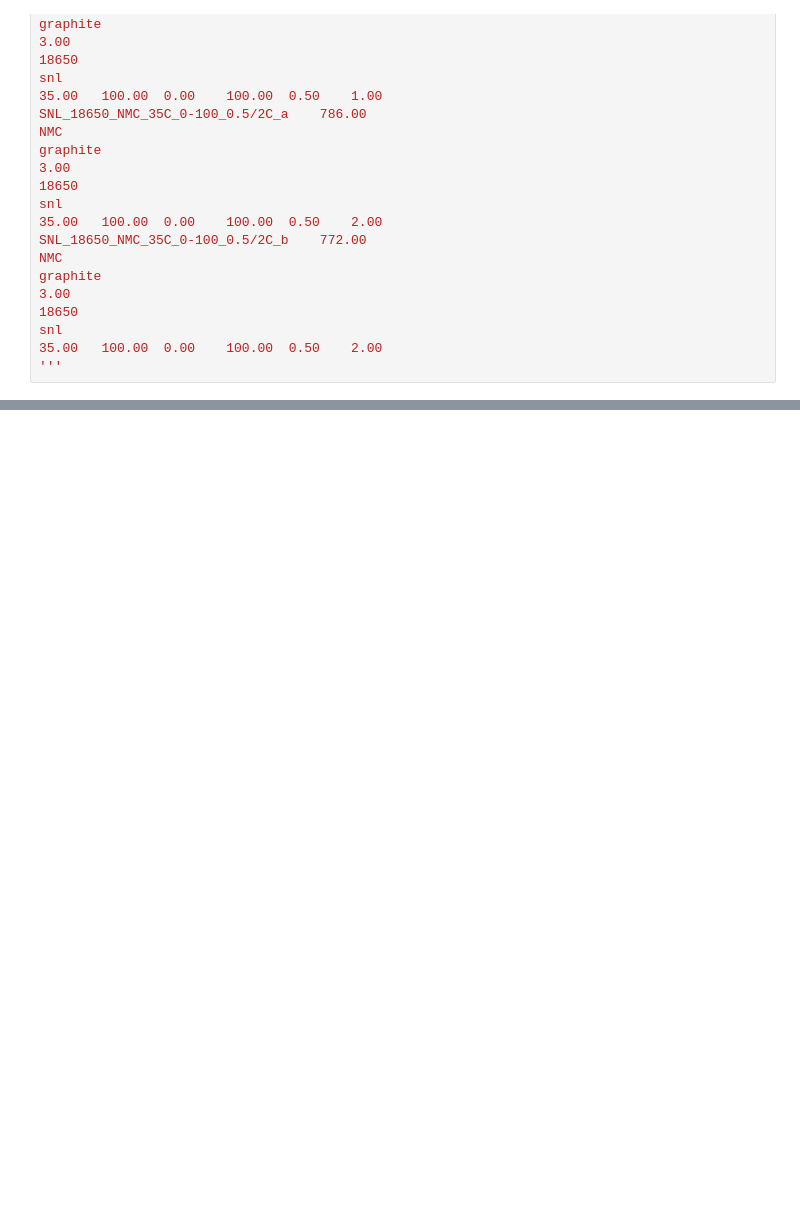
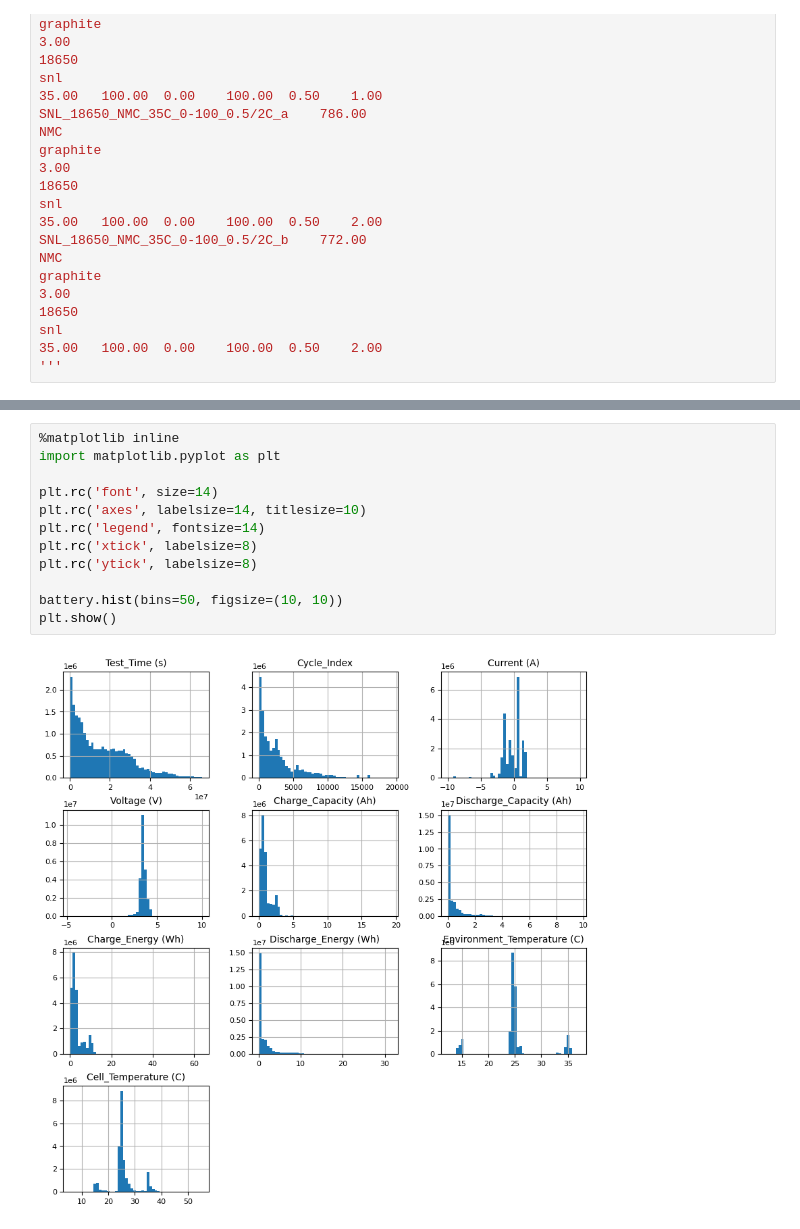
Before and after one commit to ben-my-to/483_ML_BatteryLife, a Jupyter notebook: setup.ipynb, the cells around one changed output, grey strips where cells are left out. Cells and saved outputs as stored; diff of their text form; blank space fills up the shorter version.

Commit message:
added histogram

```diff
--- a/setup.ipynb
+++ b/setup.ipynb
@@ -679,0 +680,14 @@ memory usage: 2.1+ GB
+# %%
+%matplotlib inline
+import matplotlib.pyplot as plt
+
+plt.rc('font', size=14)
+plt.rc('axes', labelsize=14, titlesize=10)
+plt.rc('legend', fontsize=14)
+plt.rc('xtick', labelsize=8)
+plt.rc('ytick', labelsize=8)
+
+battery.hist(bins=50, figsize=(10, 10))
+plt.show()
+# %% [output]
+[figure, added]
```
Also changed, not shown: parts of 8 cells of this notebook.
